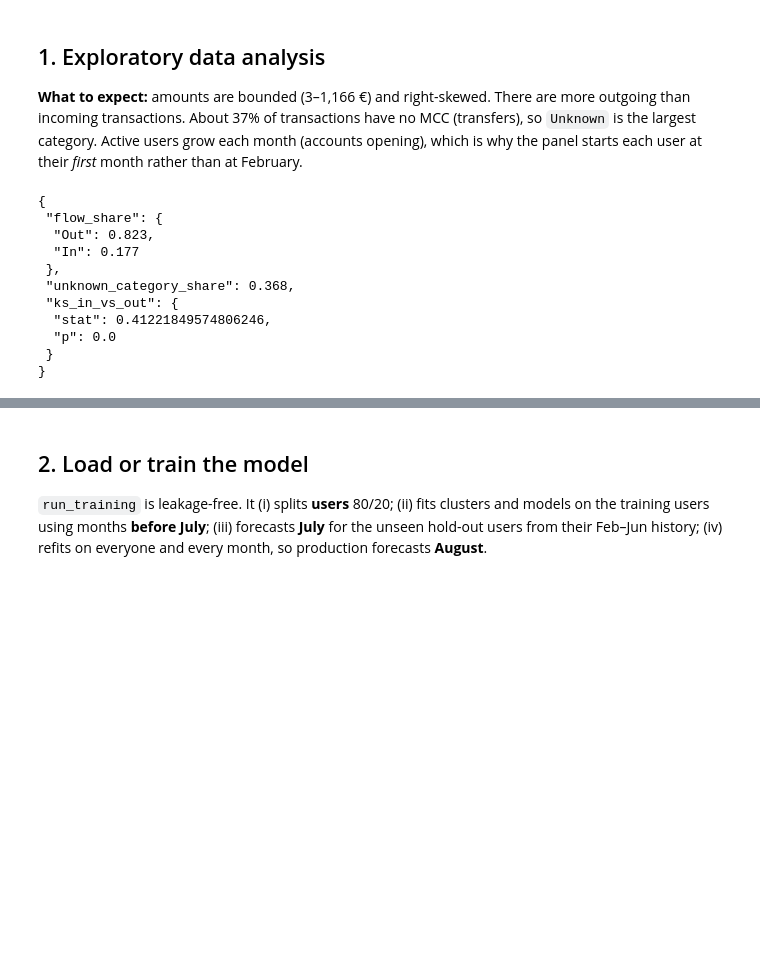
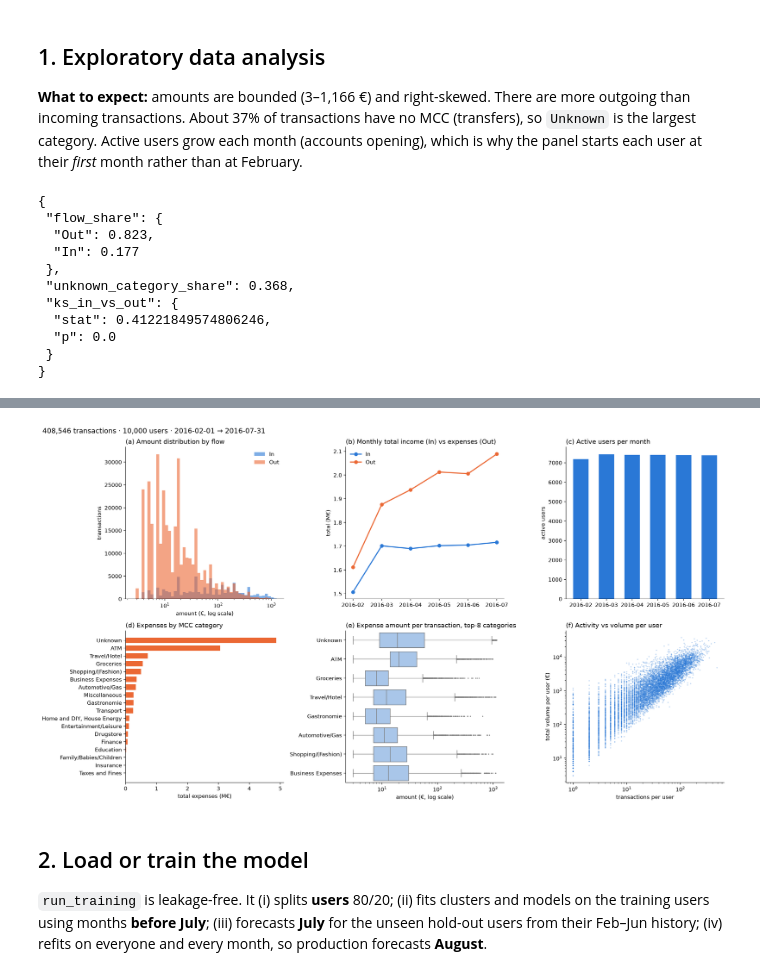
Before and after one commit to aadinoyiibrahim/income, a Jupyter notebook: notebooks/analysis.ipynb, the cells around one changed output, grey strips where cells are left out. Saved outputs shown, nothing was run; the diff lists cells and outputs as text; code cells hidden in the pictures; blank space fills up the shorter version.

```diff
--- a/notebooks/analysis.ipynb
+++ b/notebooks/analysis.ipynb
@@ -48,9 +51,9 @@ than incoming transactions. About 37% of transactions have no MCC (transfers), s
 largest category. Active users grow each month (accounts opening), which is why the panel starts each
 user at their *first* month rather than at February.
 # %%
-summary = perform_eda(tx, lookups, outdir_ + "eda/")
+summary, fig = perform_eda(tx, lookups, outdir_ + "eda/")  # also saved to img/eda/eda_overview.png
 print(json.dumps({k: summary[k] for k in ("flow_share", "unknown_category_share", "ks_in_vs_out")}, indent=1))
-display(Markdown("![](../img/eda/eda_overview.png)"))
+plt.show()
 # %% [output]
 {
  "flow_share": {
@@ -67,3 +69,4 @@ display(Markdown("![](../img/eda/eda_overview.png)"))
+[figure, added]
 # %% [markdown]
 ## 2. Load or train the model
 
```
Also changed, not shown: parts of 8 cells of this notebook, 4 other files.
